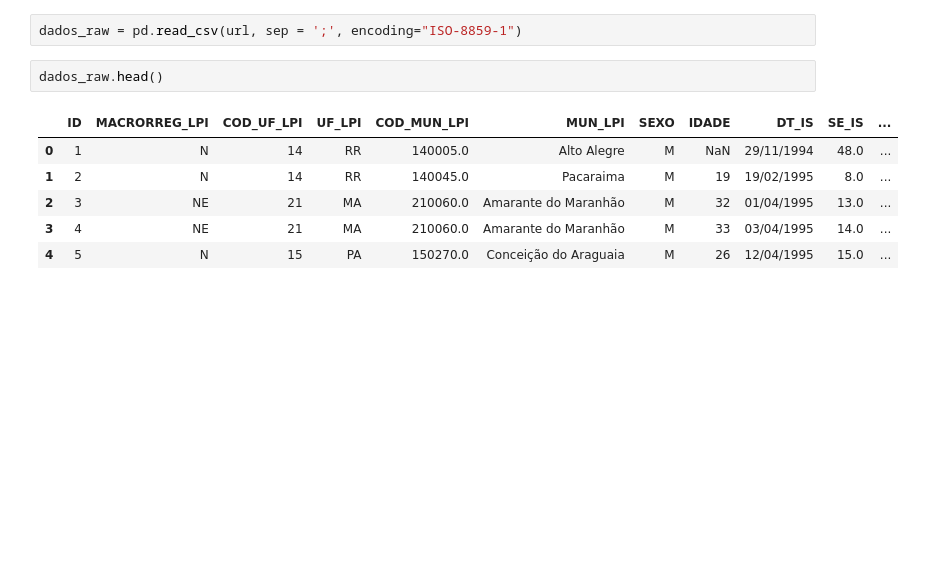
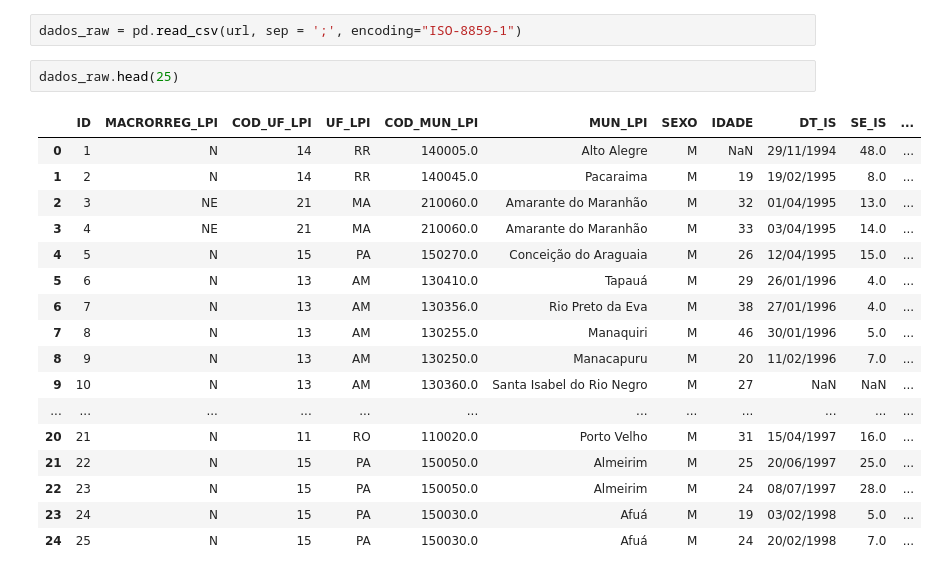
Before and after one commit to Muniz97/Yellow-fever-Febre-Amarela, a Jupyter notebook: Yellow_Fever.ipynb, the cells around one changed output. Drawn from its saved outputs; the diff is of its cells as text; blank space fills up the shorter version.

```diff
--- a/Yellow_Fever.ipynb
+++ b/Yellow_Fever.ipynb
@@ -15,11 +17,22 @@ url = 'https://raw.githubusercontent.com/Muniz97/Yellow-fever-Febre-Amarela/main
 # %%
 dados_raw = pd.read_csv(url, sep = ';', encoding="ISO-8859-1")
 # %%
-dados_raw.head()
+dados_raw.head(25)
 # %% [output]
 |  | ID | MACRORREG_LPI | COD_UF_LPI | UF_LPI | COD_MUN_LPI | MUN_LPI | SEXO | IDADE | DT_IS | SE_IS | ... |
 | 0 | 1 | N | 14 | RR | 140005.0 | Alto Alegre | M | NaN | 29/11/1994 | 48.0 | ... |
 | 1 | 2 | N | 14 | RR | 140045.0 | Pacaraima | M | 19 | 19/02/1995 | 8.0 | ... |
 | 2 | 3 | NE | 21 | MA | 210060.0 | Amarante do Maranhão | M | 32 | 01/04/1995 | 13.0 | ... |
 | 3 | 4 | NE | 21 | MA | 210060.0 | Amarante do Maranhão | M | 33 | 03/04/1995 | 14.0 | ... |
 | 4 | 5 | N | 15 | PA | 150270.0 | Conceição do Araguaia | M | 26 | 12/04/1995 | 15.0 | ... |
+| 5 | 6 | N | 13 | AM | 130410.0 | Tapauá | M | 29 | 26/01/1996 | 4.0 | ... |
+| 6 | 7 | N | 13 | AM | 130356.0 | Rio Preto da Eva | M | 38 | 27/01/1996 | 4.0 | ... |
+| 7 | 8 | N | 13 | AM | 130255.0 | Manaquiri | M | 46 | 30/01/1996 | 5.0 | ... |
+| 8 | 9 | N | 13 | AM | 130250.0 | Manacapuru | M | 20 | 11/02/1996 | 7.0 | ... |
+| 9 | 10 | N | 13 | AM | 130360.0 | Santa Isabel do Rio Negro | M | 27 | NaN | NaN | ... |
+| ... | ... | ... | ... | ... | ... | ... | ... | ... | ... | ... | ... |
+| 20 | 21 | N | 11 | RO | 110020.0 | Porto Velho | M | 31 | 15/04/1997 | 16.0 | ... |
+| 21 | 22 | N | 15 | PA | 150050.0 | Almeirim | M | 25 | 20/06/1997 | 25.0 | ... |
+| 22 | 23 | N | 15 | PA | 150050.0 | Almeirim | M | 24 | 08/07/1997 | 28.0 | ... |
+| 23 | 24 | N | 15 | PA | 150030.0 | Afuá | M | 19 | 03/02/1998 | 5.0 | ... |
+| 24 | 25 | N | 15 | PA | 150030.0 | Afuá | M | 24 | 20/02/1998 | 7.0 | ... |
```
Also changed, not shown: parts of 4 cells of this notebook.
